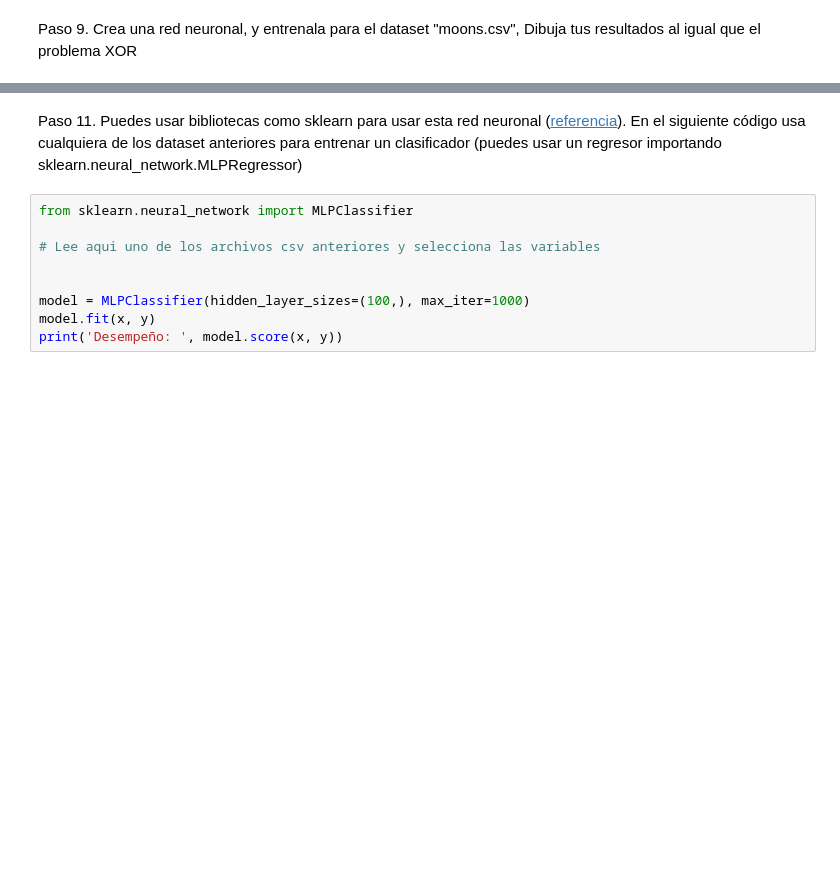
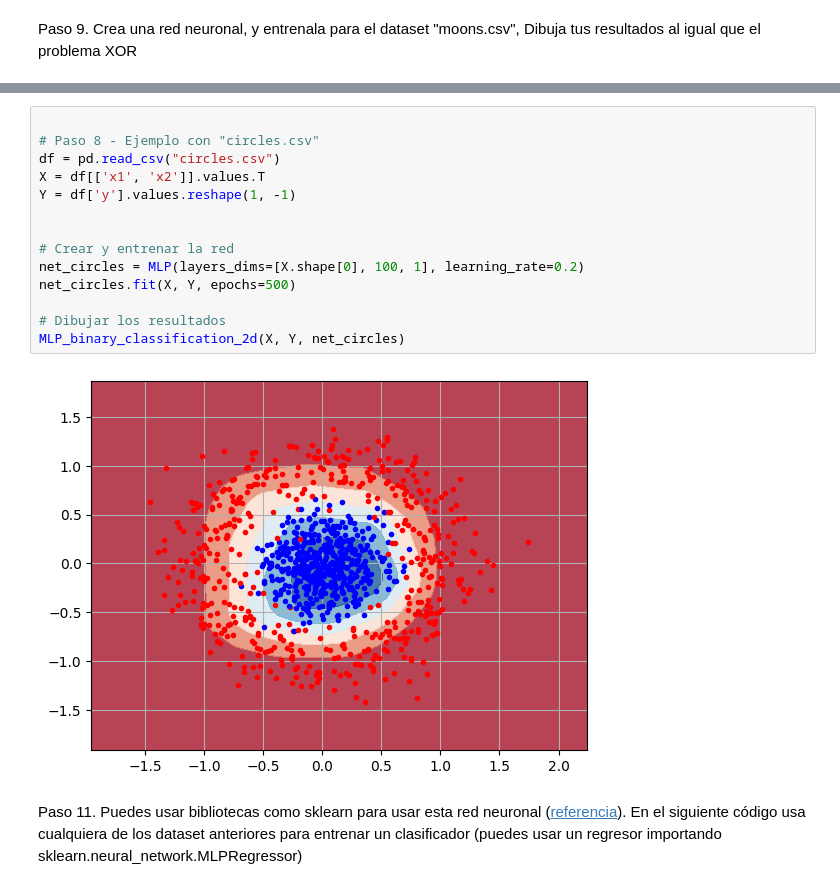
Before and after one commit to kevin-bcs/kevin_carbajal, a Jupyter notebook: L04_Red_Neuronal_Densa.ipynb, the cells around one changed output, grey strips where cells are left out. Cells and saved outputs as stored; diff of their text form; blank space fills up the shorter version.

```diff
--- a/L04_Red_Neuronal_Densa.ipynb
+++ b/L04_Red_Neuronal_Densa.ipynb
@@ -164,11 +208,18 @@ Paso 10. Crea una red neuronal, y entrenala para el dataset "circles.csv", Dibuj
+# %%
+
+# Paso 8 - Ejemplo con "circles.csv"
+df = pd.read_csv("circles.csv")
+X = df[['x1', 'x2']].values.T
+Y = df['y'].values.reshape(1, -1)
+
+
+# Crear y entrenar la red
+net_circles = MLP(layers_dims=[X.shape[0], 100, 1], learning_rate=0.2)
+net_circles.fit(X, Y, epochs=500)
+
+# Dibujar los resultados
+MLP_binary_classification_2d(X, Y, net_circles)
+# %% [output]
+[figure, added]
 # %% [markdown]
 Paso 11. Puedes usar bibliotecas como sklearn para usar esta red neuronal ([referencia](https://scikit-learn.org/stable/modules/generated/sklearn.neural_network.MLPClassifier.html)). En el siguiente código usa cualquiera de los dataset anteriores para entrenar un clasificador (puedes usar un regresor importando sklearn.neural_network.MLPRegressor)
-# %%
-from sklearn.neural_network import MLPClassifier
-
-# Lee aqui uno de los archivos csv anteriores y selecciona las variables
-
-
-model = MLPClassifier(hidden_layer_sizes=(100,), max_iter=1000)
-model.fit(x, y)
-print('Desempeño: ', model.score(x, y))
```
Also changed, not shown: parts of 10 cells of this notebook.
